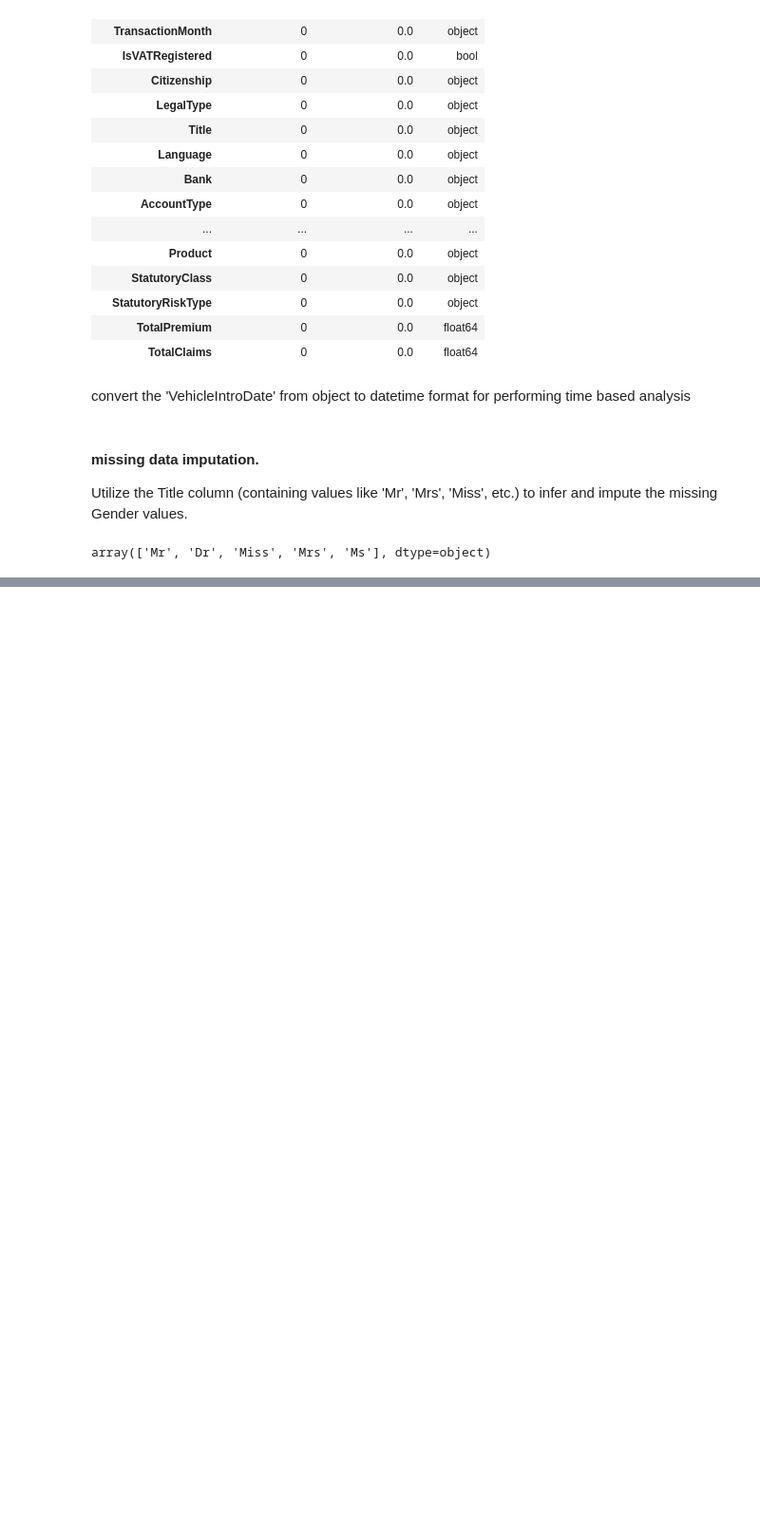
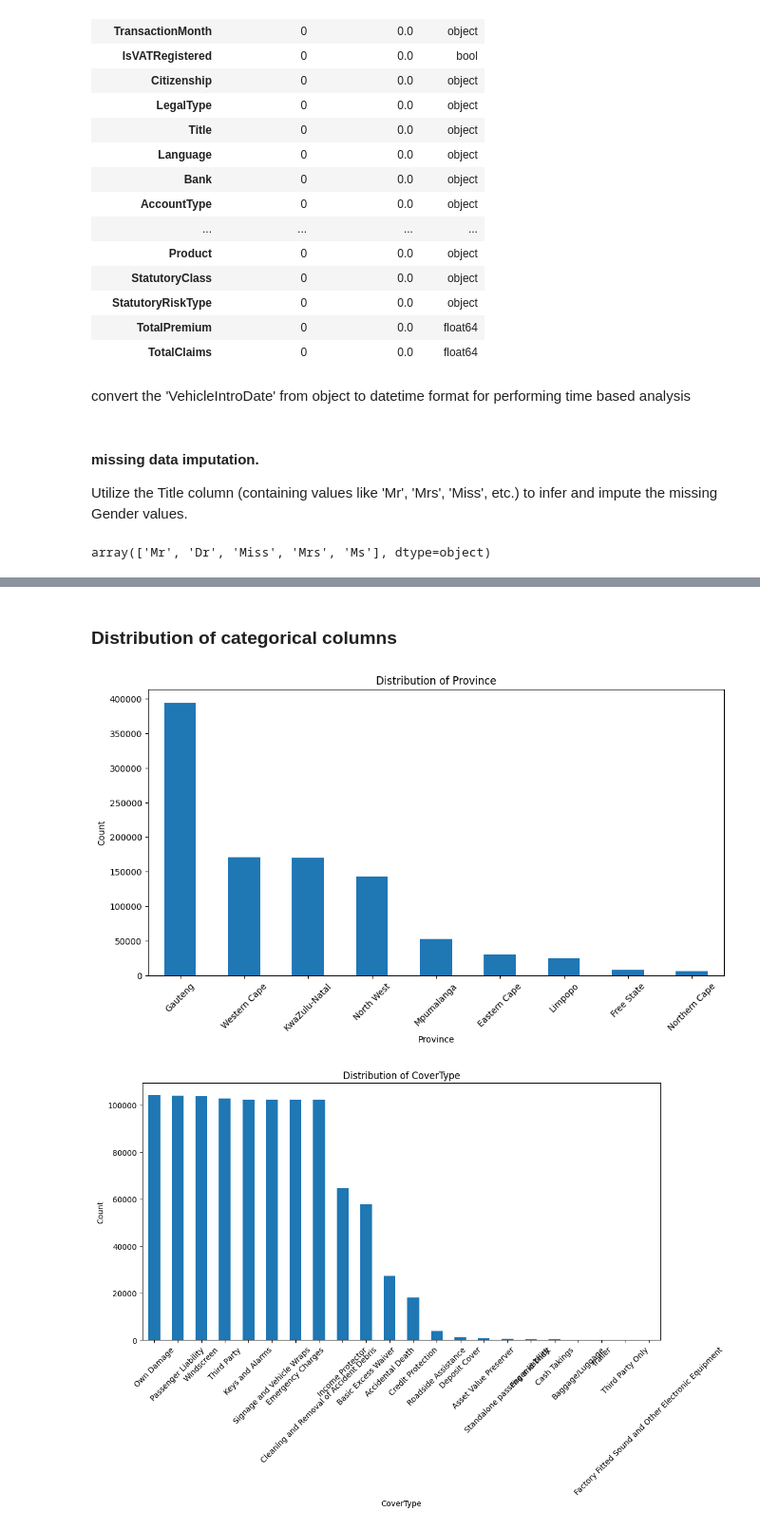
Before and after one commit to Gemechu90/AlphaCare-InsuranceAnalytics, a Jupyter notebook: notebooks/insurance_EDA.ipynb, the cells around one changed output, grey strips where cells are left out. Shown at 95% size. Drawn from its saved outputs; the diff is of its cells as text; code cells hidden in the pictures; blank space fills up the shorter version.

```diff
--- a/notebooks/insurance_EDA.ipynb
+++ b/notebooks/insurance_EDA.ipynb
@@ -253,0 +292,13 @@ array(['Mr', 'Dr', 'Miss', 'Mrs', 'Ms'], dtype=object)
+# %% [markdown]
+### Distribution of categorical columns
+# %%
+# univariate analysis for some key categorical columns
+categorical_columns=['Province', 'CoverType', 'VehicleType', 'make', 'Gender', 'MaritalStatus','PostalCode','Model','CoverCategory','NewVehicle','RegistrationYear','Citizenship' ]
+
+
+# Plot bar charts for categorical columns
+for col in categorical_columns:
+    plot_bar_chart(df, col)
+# %% [output]
+[figure, added]
+[figure, added]
```
Also changed, not shown: parts of 44 cells of this notebook.
